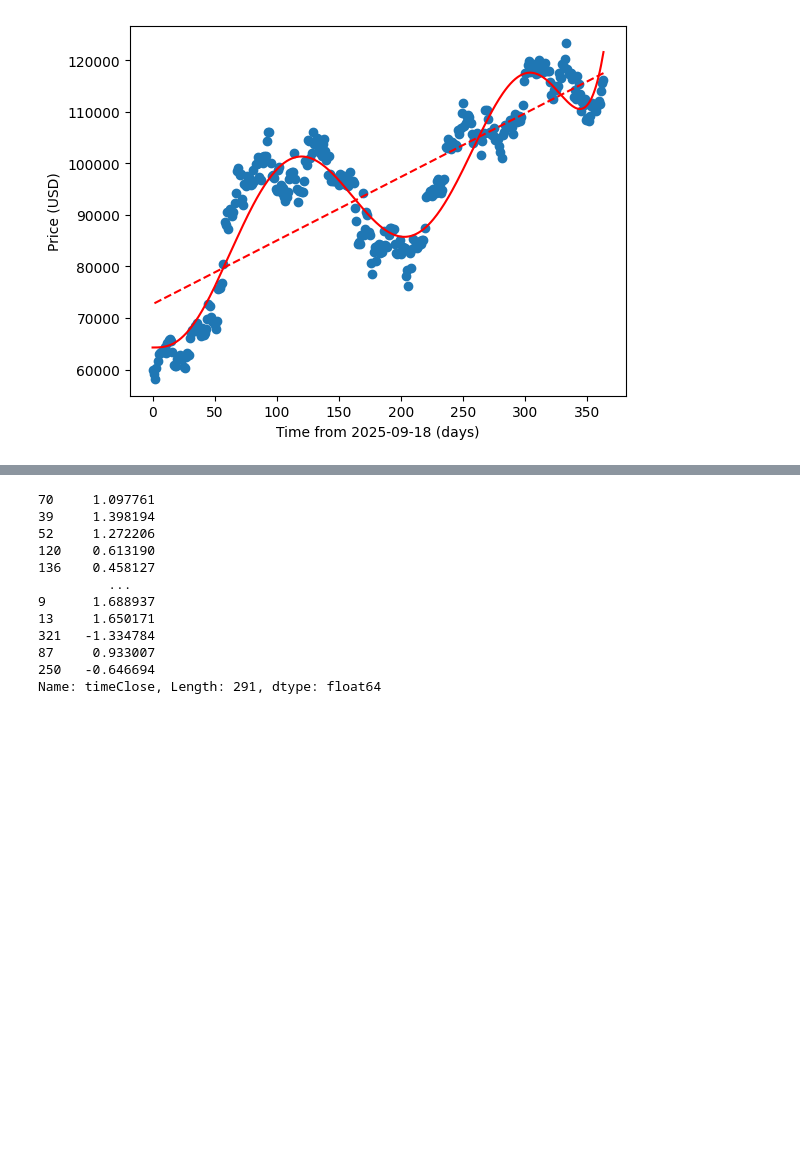
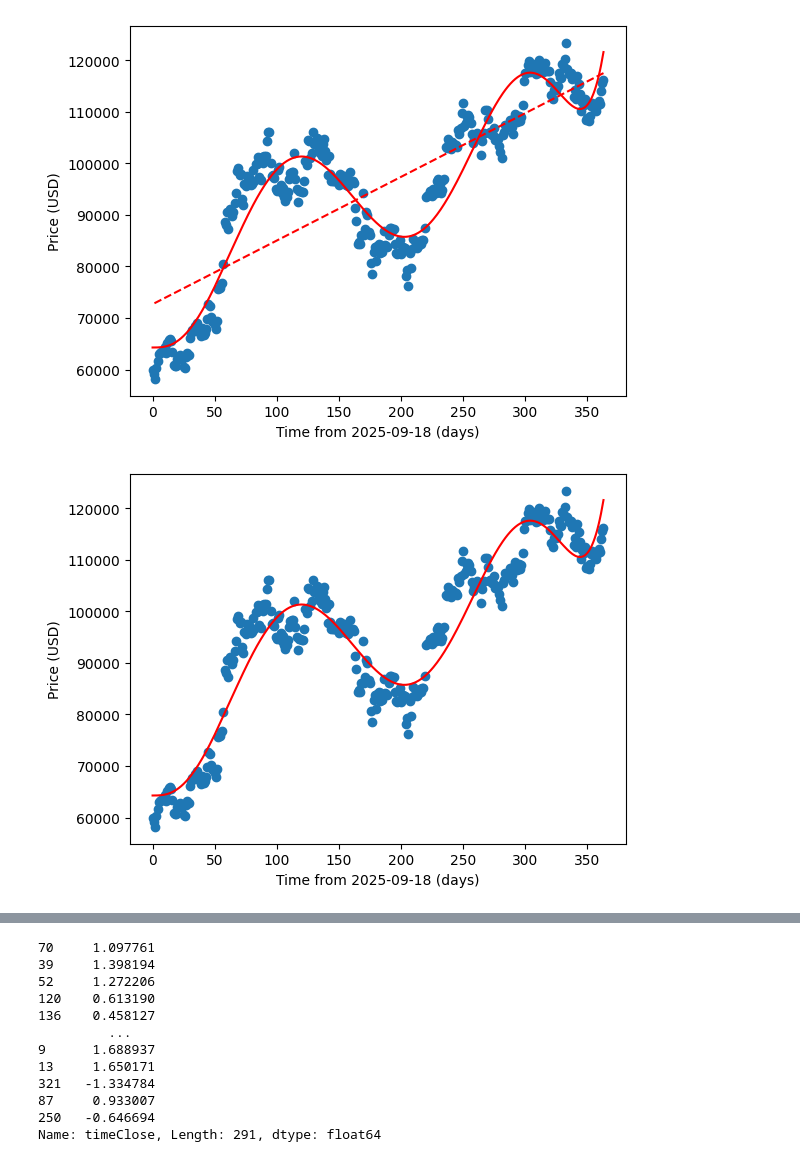
Before and after one commit to hose-ay1/aiqf-cyrpto, a Jupyter notebook: bitcoin_regression copy.ipynb, the cells around one changed output, grey strips where cells are left out. Cells and saved outputs as stored; diff of their text form; code cells hidden in the pictures; blank space fills up the shorter version.

Commit message:
update graphs

```diff
--- a/bitcoin_regression copy.ipynb
+++ b/bitcoin_regression copy.ipynb
@@ -259,3 +259,11 @@ plt.ylabel("Price (USD)")
 plt.show()
 # %% [output]
 [figure]
+# %%
+plt.scatter(X_sing, y)
+plt.plot(X_sing, y_predicted, color='red', label='Line of Best Fit')
+plt.xlabel("Time from 2025-09-18 (days)")
+plt.ylabel("Price (USD)")
+plt.show()
+# %% [output]
+[figure, added]
```
Also changed, not shown: parts of 1 cell of this notebook, 2 other files.
